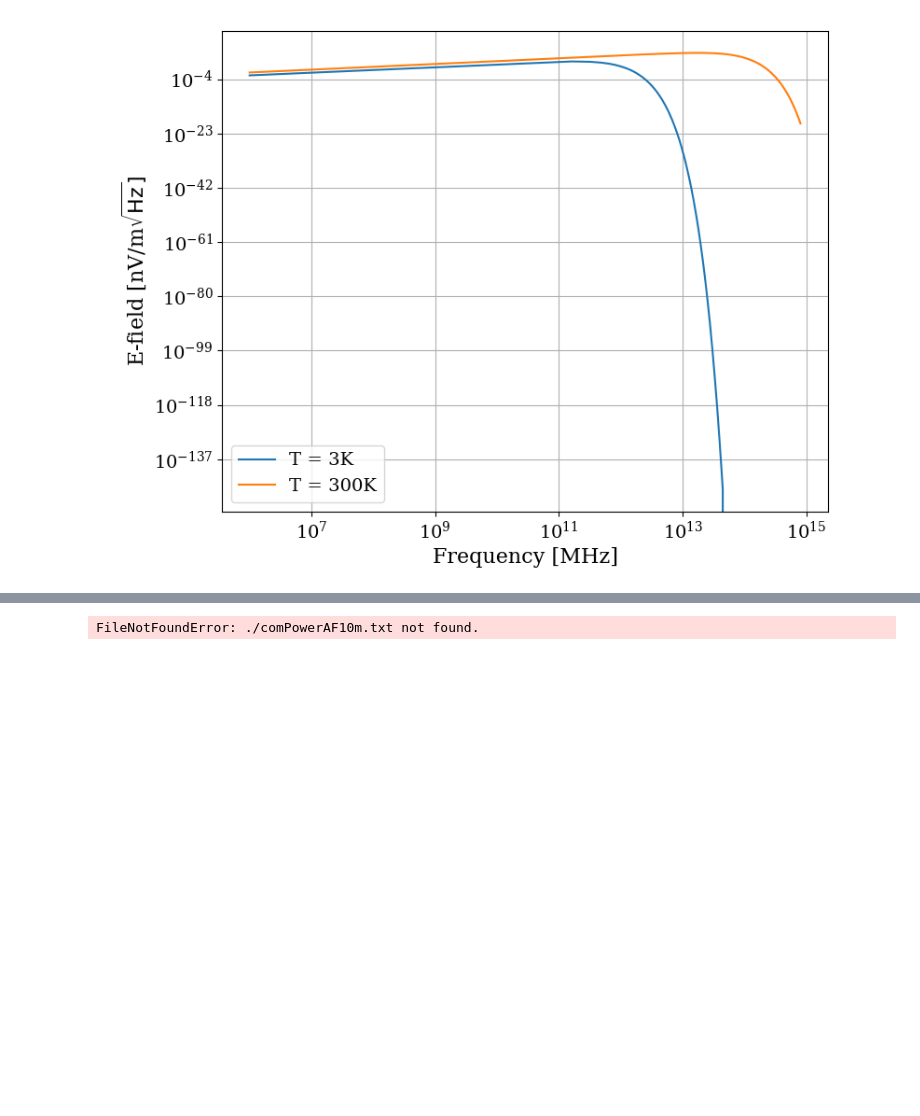
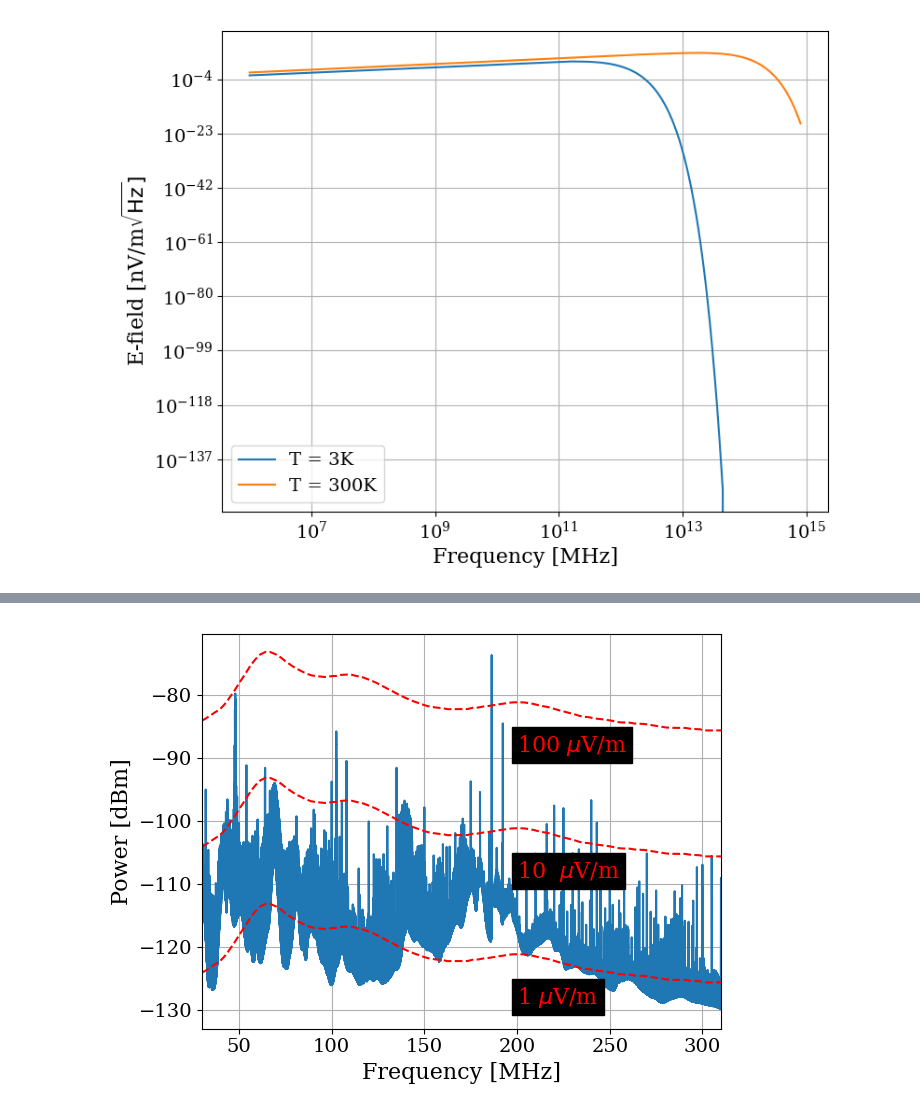
Before and after one commit to josephmlev/darkRadio, a Jupyter notebook: thesis/ch2/toyAnalysis.ipynb, the cells around one changed output, grey strips where cells are left out. Cells and saved outputs as stored; diff of their text form; code cells hidden in the pictures; blank space fills up the shorter version.

```diff
--- a/thesis/ch2/toyAnalysis.ipynb
+++ b/thesis/ch2/toyAnalysis.ipynb
@@ -87,42 +53,0 @@ plt.show()
-# %%
-from scipy.interpolate import interp1d
-
-# Load data from the text file
-filename = './comPowerAF10m.txt'
-data_from_file = np.loadtxt(filename, delimiter=',')
-AF_freqs = data_from_file[:, 0]
-AF = data_from_file[:, 1]
-
-# Example data (replace with your actual data)
-freqs = np.linspace(100, 1000, 100)  # Frequency range from 100 MHz to 1000 MHz
-data = np.random.rand(100)  # Random data, replace with your actual data
-
-# Interpolating the Antenna Factor
-AF_interp = interp1d(AF_freqs, AF, kind='linear', fill_value="extrapolate")
-
-# Plotting the original data
-plt.plot(freqs, 10 * np.log10(data * 1000), label='Power [dBm]')
-plt.xlabel('Frequency [MHz]')
-plt.ylabel('Power [dBm]')
-plt.grid(True)
-
-# Conversion function from dBm to V/m with interpolated antenna factor
-def dBm_to_V_per_m(dBm, freq):
-    antenna_factor = AF_interp(freq)
-    power_watts = 10**((dBm - 30) / 10)
-    field_strength = np.sqrt(power_watts * 50) * antenna_factor
-    return field_strength
-
-# Reference lines in dBm
-dBm_values = [-80, -100, -120]
-
-for dBm in dBm_values:
-    field_strengths = [dBm_to_V_per_m(dBm, freq) for freq in freqs]
-    plt.plot(freqs, [dBm] * len(freqs), 'r--')
-    for freq, field_strength in zip(freqs, field_strengths):
-        plt.text(freq, dBm + 3, f'{field_strength:.2e} V/m', fontsize=16, color='r', verticalalignment='bottom', backgroundcolor='black')
-
-plt.tight_layout()
-plt.show()
-# %% [output]
-FileNotFoundError: ./comPowerAF10m.txt not found.
@@ -129 +80,28 @@ FileNotFoundError: ./comPowerAF10m.txt not found.
+# %%
+plt.close('all')
+# Plotting the original data
+plt.plot(freqs, 10 * np.log10(data * 1000), label='Power [dBm]')
+plt.xlabel('Frequency [MHz]')
+plt.ylabel('Power [dBm]')
+plt.grid(True)
+
+
+# Reference lines in dBm
+field_strength_values = [1e-4,1e-5,1e-6]
+
+for Vpm in field_strength_values:
+    dBm = V_per_m_to_dBm(Vpm)
+    plt.plot(freqs, dBm, 'r--')
+
+#plt.text(275, -73.5 , f'1 mV/m', fontsize=16, color='r', verticalalignment='bottom', backgroundcolor='black')
+plt.text(200, -90 , r'100 $\mu$V/m', fontsize=16, color='r', verticalalignment='bottom', backgroundcolor='black')
+plt.text(200, -110 , r'10  $\mu$V/m', fontsize=16, color='r', verticalalignment='bottom', backgroundcolor='black')
+plt.text(200, -130 , r'1 $\mu$V/m', fontsize=16, color='r', verticalalignment='bottom', backgroundcolor='black')
+
+
+plt.tight_layout()
+plt.xlim(30,310)
+plt.show()
+# %% [output]
+[figure, added]
 # %%
```
Also changed, not shown: parts of 3 cells of this notebook, 3 other files.
